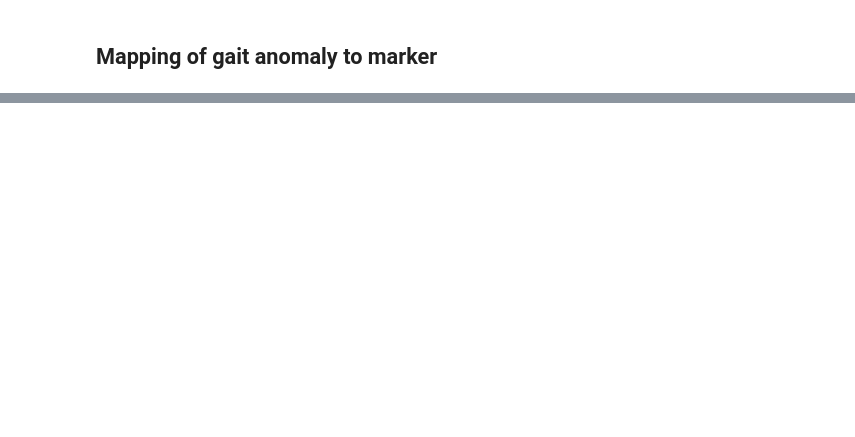
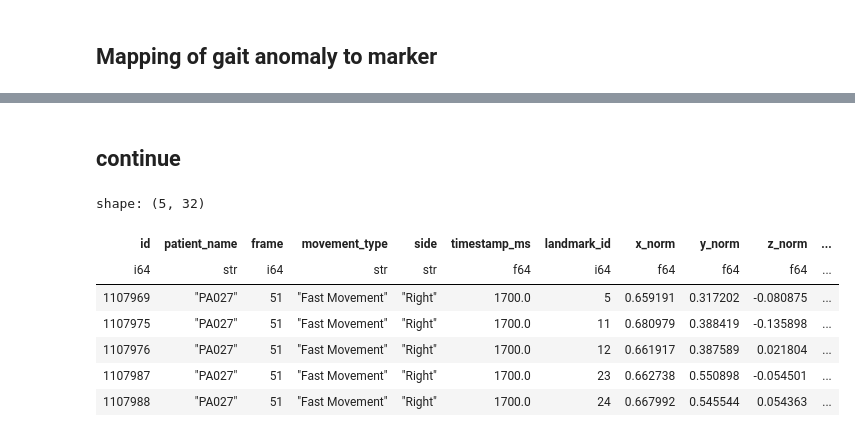
Before and after one commit to vaibhavredekar/GAITy-Capstone-Modeling, a Jupyter notebook: notebooks/EDA.ipynb, the cells around one changed output, grey strips where cells are left out. Saved outputs shown, nothing was run; the diff lists cells and outputs as text; code cells hidden in the pictures; blank space fills up the shorter version.

```diff
--- a/notebooks/EDA.ipynb
+++ b/notebooks/EDA.ipynb
@@ -744,0 +1293,21 @@ shape: (849_408, 3)
+# %%
+#fill all the gait_anomalies and gait_markers where null and where movement_type = Regular or Fast Movement with normal
+df = df.with_columns([
+    # gait_anomalies is List[str]
+    pl.when(
+        pl.col("movement_type").is_in(["Regular", "Fast Movement"])
+        & (pl.col("gait_anomalies").list.len() == 0)
+    )
+    .then(pl.lit(["normal"]))   # keep column as List[str]
+    .otherwise(pl.col("gait_anomalies"))
+    .alias("gait_anomalies"),
+
+    # gait_markers is str
+    pl.when(
+        pl.col("movement_type").is_in(["Regular", "Fast Movement"])
+        & pl.col("gait_markers").is_null()
+    )
+    .then(pl.lit("normal"))
+    .otherwise(pl.col("gait_markers"))
+    .alias("gait_markers"),
+])
@@ -744,0 +1338,13 @@ shape: (849_408, 3)
+# %% [markdown]
+## continue
+# %%
+df.head()
+# %% [output]
+shape: (5, 32)
+| id | patient_name | frame | movement_type | side | timestamp_ms | landmark_id | x_norm | y_norm | z_norm | ... |
+| i64 | str | i64 | str | str | f64 | i64 | f64 | f64 | f64 | ... |
+| 1107969 | "PA027" | 51 | "Fast Movement" | "Right" | 1700.0 | 5 | 0.659191 | 0.317202 | -0.080875 | ... |
+| 1107975 | "PA027" | 51 | "Fast Movement" | "Right" | 1700.0 | 11 | 0.680979 | 0.388419 | -0.135898 | ... |
+| 1107976 | "PA027" | 51 | "Fast Movement" | "Right" | 1700.0 | 12 | 0.661917 | 0.387589 | 0.021804 | ... |
+| 1107987 | "PA027" | 51 | "Fast Movement" | "Right" | 1700.0 | 23 | 0.662738 | 0.550898 | -0.054501 | ... |
+| 1107988 | "PA027" | 51 | "Fast Movement" | "Right" | 1700.0 | 24 | 0.667992 | 0.545544 | 0.054363 | ... |
```
Also changed, not shown: parts of 59 cells of this notebook.
